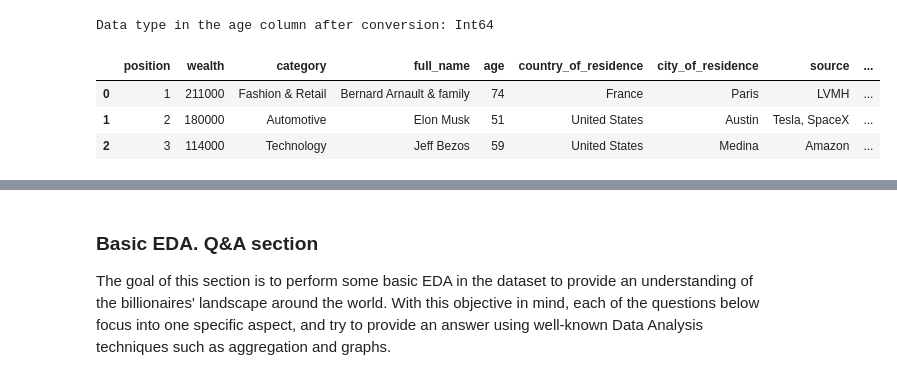
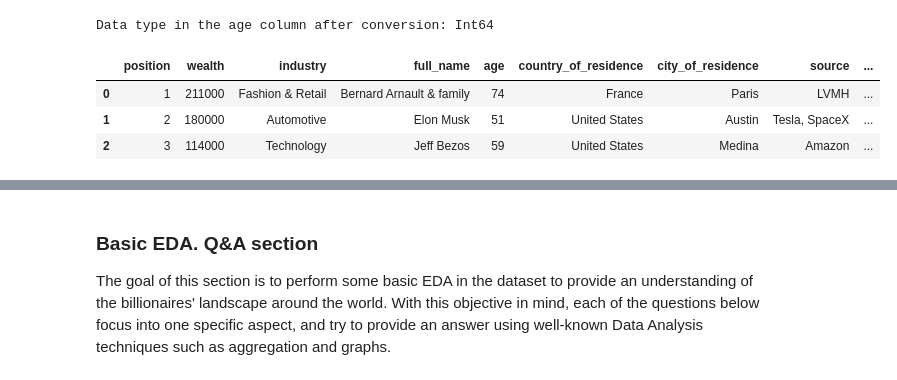
Before and after one commit to Javier-S-Bris/project-1-world-billionaires, a Jupyter notebook: [v2]_billions_eda.ipynb, the cells around one changed output, grey strips where cells are left out. Drawn from its saved outputs; the diff is of its cells as text; code cells hidden in the pictures.

```diff
--- a/[v2]_billions_eda.ipynb
+++ b/[v2]_billions_eda.ipynb
@@ -1559,12 +1568,12 @@ print("Data type in the age column after conversion:",df_ready.dtypes['age'])
 Data type in the age column after conversion: Int64
 # %%
 # Renaming the columns of the new dataset and verifying change
-new_column_names = ['position', 'wealth', 'category', 'full_name', 'age', 'country_of_residence', 'city_of_residence', 'source', 'citizenship', 'gender', 'birth_date', 'last_name', 'first_name', 'residence_state', 'residence_region', 'birth_year', 'birth_month', 'birth_day', 'cpi_country', 'cpi_change_country', 'gdp_country', 'g_tertiary_ed_enroll', 'g_primary_ed_enroll', 'life_expectancy', 'tax_revenue', 'tax_rate', 'country_pop', 'country_lat', 'country_long', 'continent']
+new_column_names = ['position', 'wealth', 'industry', 'full_name', 'age', 'country_of_residence', 'city_of_residence', 'source', 'citizenship', 'gender', 'birth_date', 'last_name', 'first_name', 'residence_state', 'residence_region', 'birth_year', 'birth_month', 'birth_day', 'cpi_country', 'cpi_change_country', 'gdp_country', 'g_tertiary_ed_enroll', 'g_primary_ed_enroll', 'life_expectancy', 'tax_revenue', 'tax_rate', 'country_pop', 'country_lat', 'country_long', 'continent']
 
 df_ready.columns = new_column_names
 df_ready.head(3)
 # %% [output]
-|  | position | wealth | category | full_name | age | country_of_residence | city_of_residence | source | ... |
+|  | position | wealth | industry | full_name | age | country_of_residence | city_of_residence | source | ... |
 | 0 | 1 | 211000 | Fashion & Retail | Bernard Arnault & family | 74 | France | Paris | LVMH | ... |
 | 1 | 2 | 180000 | Automotive | Elon Musk | 51 | United States | Austin | Tesla, SpaceX | ... |
 | 2 | 3 | 114000 | Technology | Jeff Bezos | 59 | United States | Medina | Amazon | ... |
```
Also changed, not shown: parts of 31 cells of this notebook, 12 other files.
